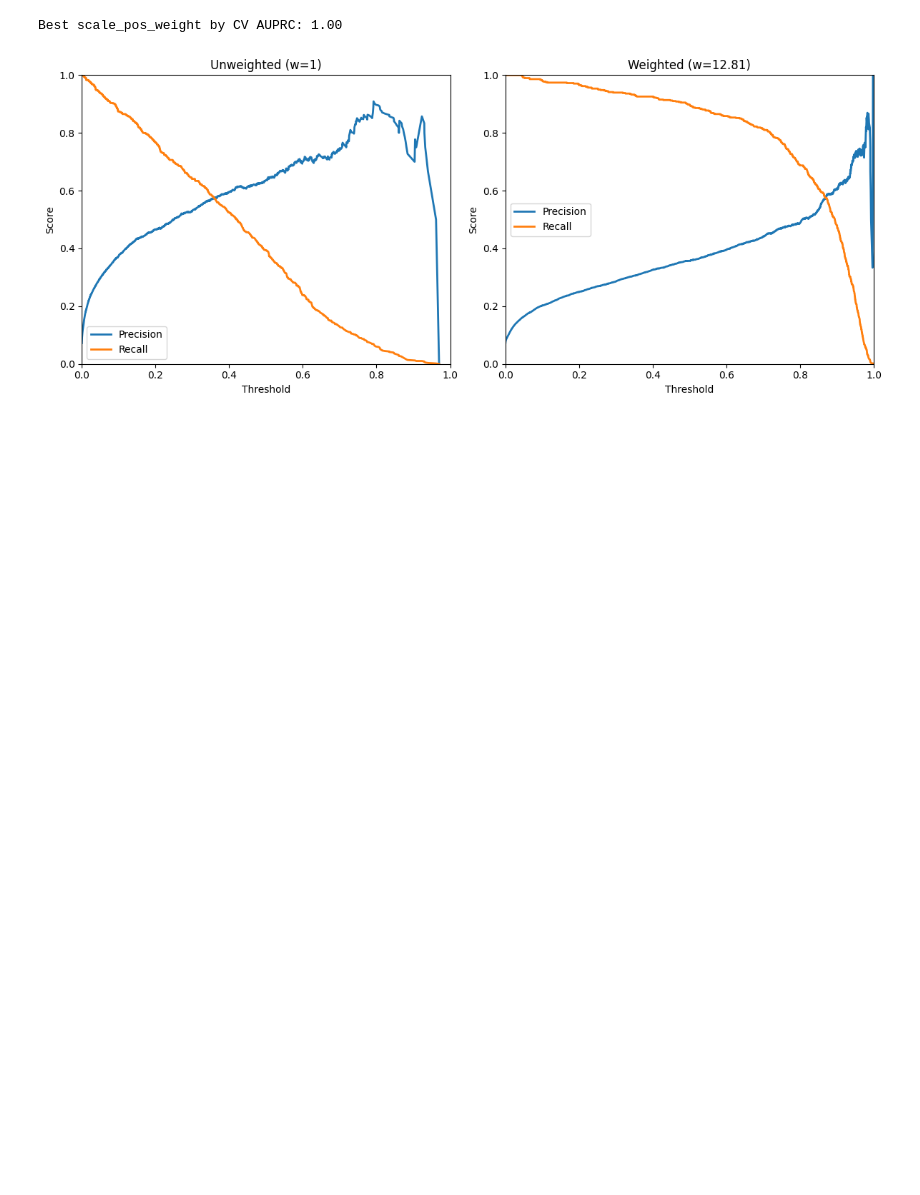
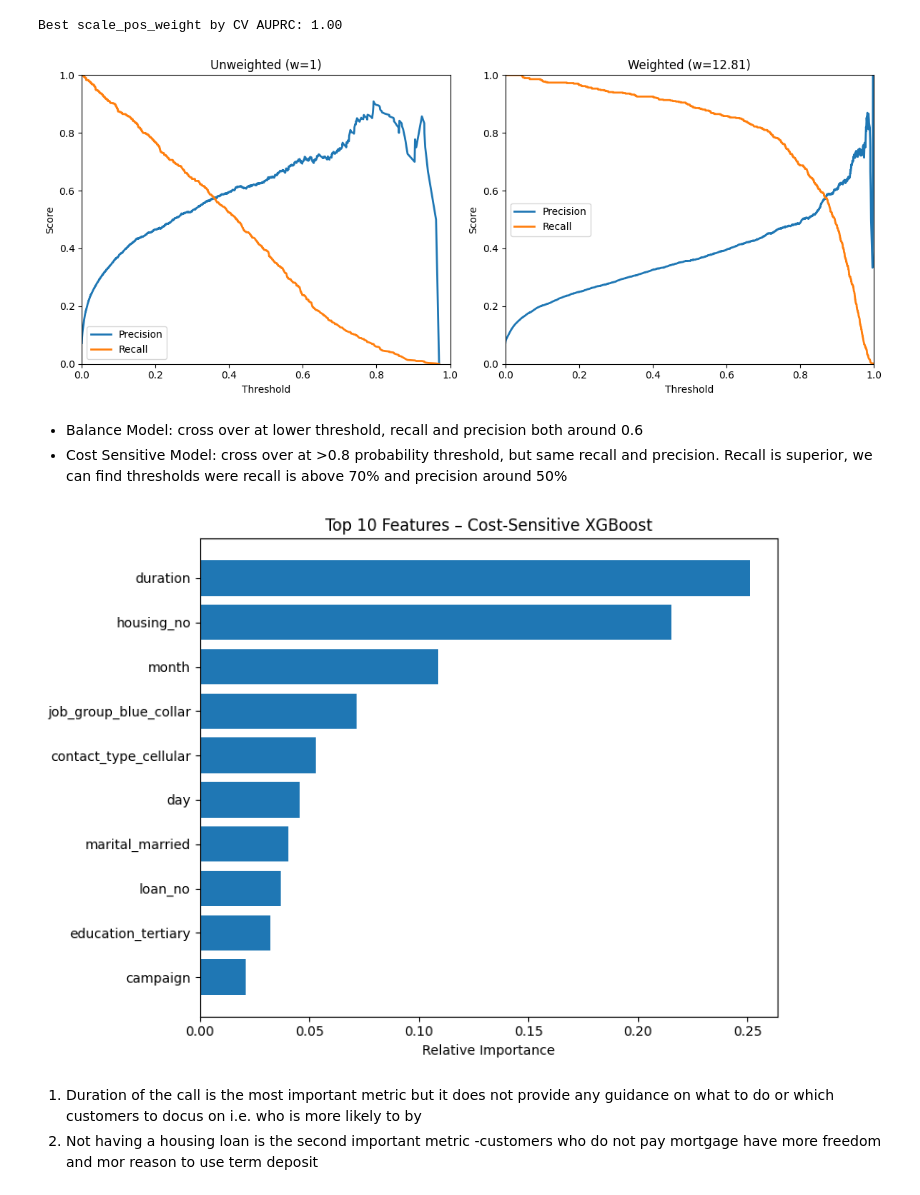
Before and after one commit to arvinfatemi/tjSOflM6dXnt2s6m, a Jupyter notebook: term-deposit-marketing.ipynb, the cells around one changed output. Drawn from its saved outputs; the diff is of its cells as text; code cells hidden in the pictures; blank space fills up the shorter version.

Commit message:
Kaggle Notebook | Term Deposit Marketing | Final

```diff
--- a/term-deposit-marketing.ipynb
+++ b/term-deposit-marketing.ipynb
@@ -797,3 +797,42 @@ plt.tight_layout()
 plt.show()
 # %% [output]
 [figure]
+# %% [markdown]
+* Balance Model: cross over at lower threshold, recall and precision both around 0.6
+* Cost Sensitive Model: cross over at >0.8 probability threshold, but same recall and precision. Recall is superior, we can find thresholds were recall is above 70% and precision around 50%
+# %%
+# 1) Compute the class‐ratio you used before
+neg, pos = (y_train == 0).sum(), (y_train == 1).sum()
+ratio = neg / pos
+
+# 2) Fit cost‐sensitive XGBoost on the full training set
+model = XGBClassifier(
+    n_estimators=100,
+    max_depth=3,
+    scale_pos_weight=ratio,
+    use_label_encoder=False,
+    eval_metric='logloss',
+    random_state=42
+)
+model.fit(X_train, y_train)
+
+# 3) Pull out feature importances
+importances = model.feature_importances_
+features    = X_train.columns
+fi = pd.DataFrame({
+    'feature': features,
+    'importance': importances
+}).sort_values('importance', ascending=False).head(10)
+
+# 4) Bar‐plot the top 10
+plt.figure(figsize=(8, 6))
+plt.barh(fi['feature'][::-1], fi['importance'][::-1])
+plt.xlabel('Relative Importance')
+plt.title('Top 10 Features – Cost-Sensitive XGBoost')
+plt.tight_layout()
+plt.show()
+# %% [output]
+[figure, added]
+# %% [markdown]
+1. Duration of the call is the most important metric but it does not provide any guidance on what to do or which customers to docus on i.e. who is more likely to by
+2. Not having a housing loan is the second important metric -customers who do not pay mortgage have more freedom and mor reason to use term deposit
```
